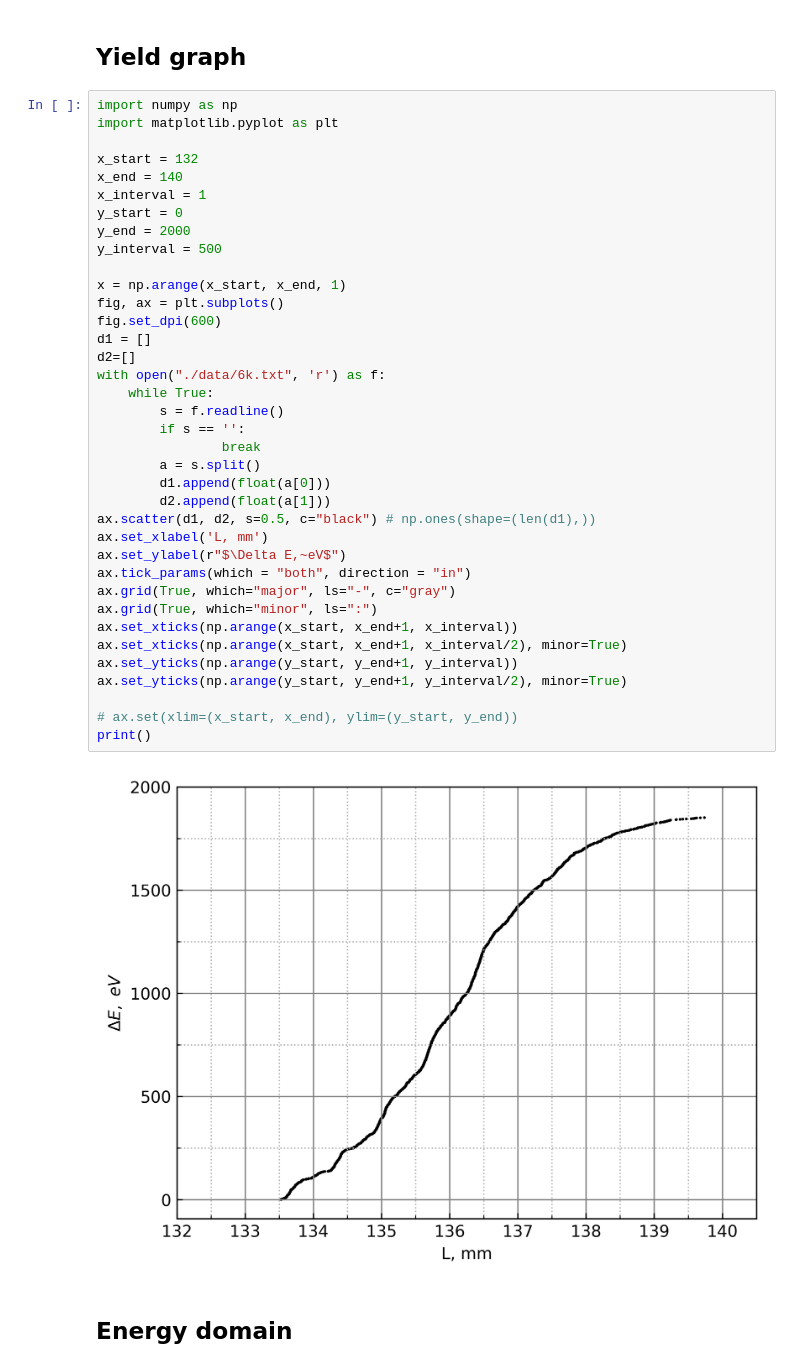
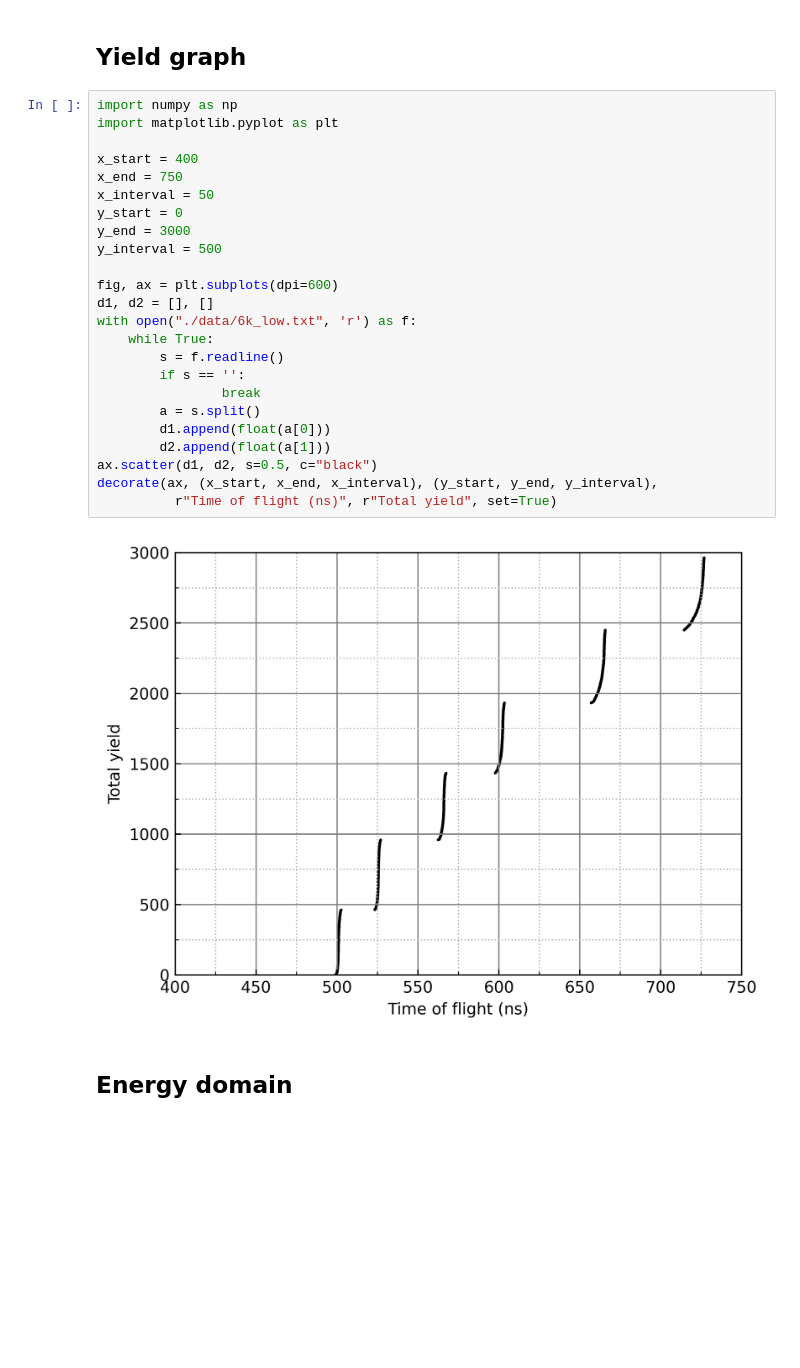
Before and after one commit to MohannadC/tof, a Jupyter notebook: smth.ipynb, the cells around one changed output. Saved outputs shown, nothing was run; the diff lists cells and outputs as text; blank space fills up the shorter version.

```diff
--- a/smth.ipynb
+++ b/smth.ipynb
@@ -165,42 +126,29 @@ df
 # %%
 import numpy as np
 import matplotlib.pyplot as plt
 
-x_start = 132
-x_end = 140
-x_interval = 1
+x_start = 400
+x_end = 750
+x_interval = 50
 y_start = 0
-y_end = 2000
+y_end = 3000
 y_interval = 500
 
-x = np.arange(x_start, x_end, 1)
-fig, ax = plt.subplots()
-fig.set_dpi(600)
-d1 = []
-d2=[]
-with open("./data/6k.txt", 'r') as f:
+fig, ax = plt.subplots(dpi=600)
+d1, d2 = [], []
+with open("./data/6k_low.txt", 'r') as f:
     while True:
         s = f.readline()
         if s == '':
                 break
         a = s.split()
         d1.append(float(a[0]))
         d2.append(float(a[1]))
-ax.scatter(d1, d2, s=0.5, c="black") # np.ones(shape=(len(d1),))
-ax.set_xlabel('L, mm')
-ax.set_ylabel(r"$\Delta E,~eV$")
-ax.tick_params(which = "both", direction = "in")
-ax.grid(True, which="major", ls="-", c="gray")
-ax.grid(True, which="minor", ls=":")
-ax.set_xticks(np.arange(x_start, x_end+1, x_interval))
-ax.set_xticks(np.arange(x_start, x_end+1, x_interval/2), minor=True)
-ax.set_yticks(np.arange(y_start, y_end+1, y_interval))
-ax.set_yticks(np.arange(y_start, y_end+1, y_interval/2), minor=True)
-
-# ax.set(xlim=(x_start, x_end), ylim=(y_start, y_end))
-print()
+ax.scatter(d1, d2, s=0.5, c="black")
+decorate(ax, (x_start, x_end, x_interval), (y_start, y_end, y_interval),
+          r"Time of flight (ns)", r"Total yield", set=True)
 # %% [output]
-[figure, old version]
+[figure, new version]
 # %% [markdown]
 ## Energy domain <a class="anchor" id="section-4"></a>
 # %%
```
Also changed, not shown: parts of 1 cell of this notebook, 2 other files.
